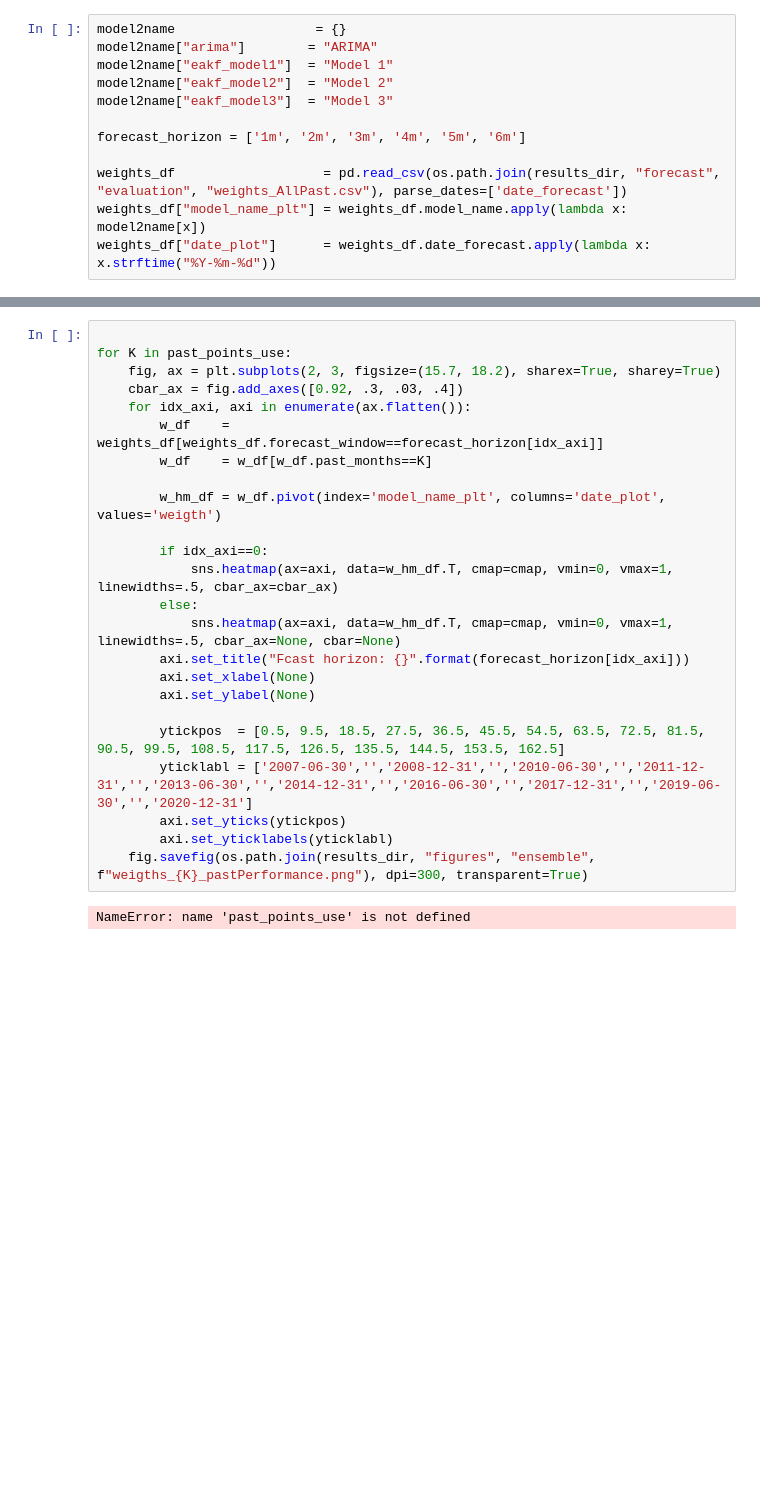
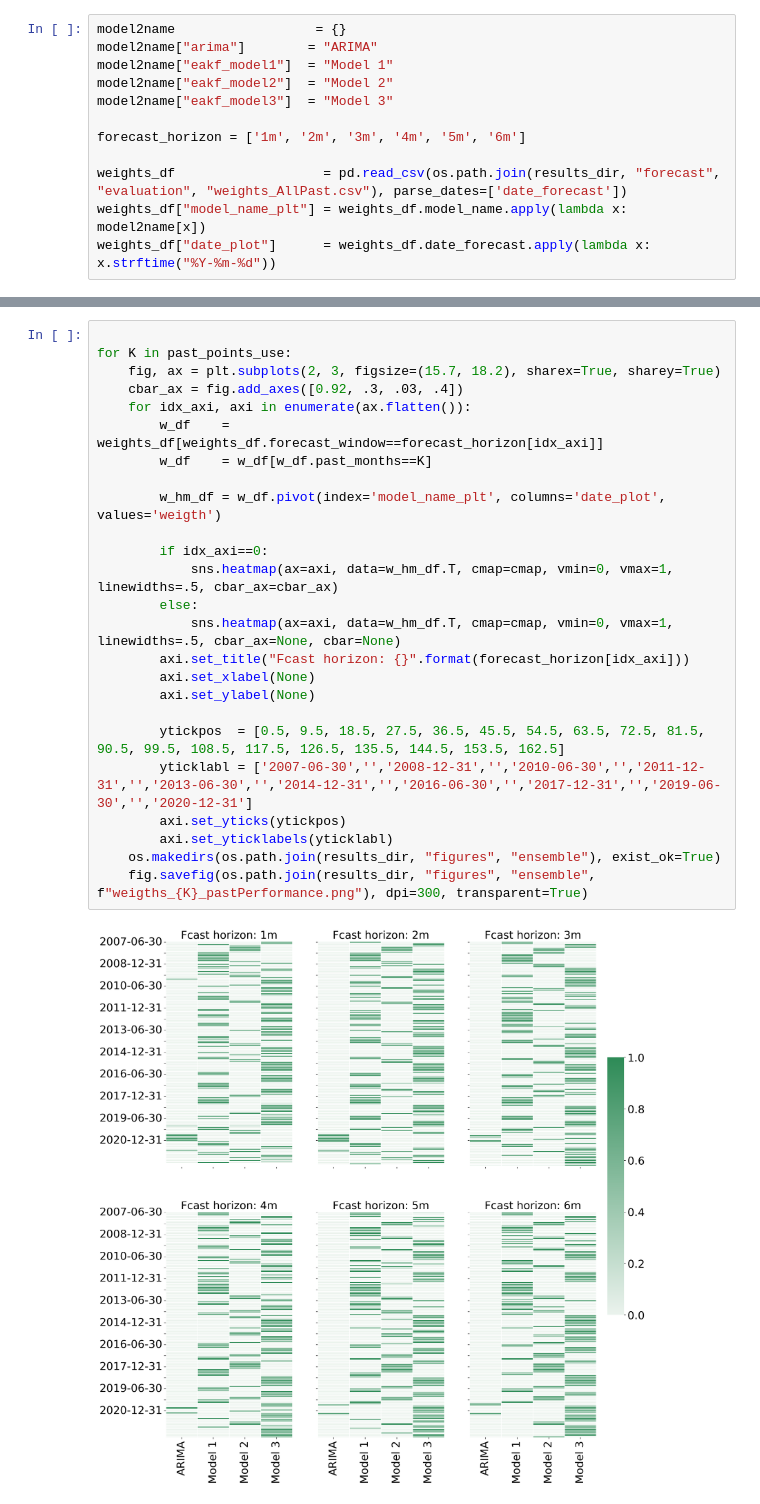
Before and after one commit to ChaosDonkey06/IMD_RetrospectiveForecasting, a Jupyter notebook: analyses/PlotMME-Weights.ipynb, the cells around one changed output, grey strips where cells are left out. Drawn from its saved outputs; the diff is of its cells as text; blank space fills up the shorter version.

```diff
--- a/analyses/PlotMME-Weights.ipynb
+++ b/analyses/PlotMME-Weights.ipynb
@@ -82,26 +94,27 @@ FileNotFoundError: [Errno 2] No such file or directory: '../results/forecast/eva
 # %%
 
 for K in past_points_use:
     fig, ax = plt.subplots(2, 3, figsize=(15.7, 18.2), sharex=True, sharey=True)
     cbar_ax = fig.add_axes([0.92, .3, .03, .4])
     for idx_axi, axi in enumerate(ax.flatten()):
         w_df    = weights_df[weights_df.forecast_window==forecast_horizon[idx_axi]]
         w_df    = w_df[w_df.past_months==K]
 
         w_hm_df = w_df.pivot(index='model_name_plt', columns='date_plot', values='weigth')
 
         if idx_axi==0:
             sns.heatmap(ax=axi, data=w_hm_df.T, cmap=cmap, vmin=0, vmax=1, linewidths=.5, cbar_ax=cbar_ax)
         else:
             sns.heatmap(ax=axi, data=w_hm_df.T, cmap=cmap, vmin=0, vmax=1, linewidths=.5, cbar_ax=None, cbar=None)
         axi.set_title("Fcast horizon: {}".format(forecast_horizon[idx_axi]))
         axi.set_xlabel(None)
         axi.set_ylabel(None)
 
         ytickpos  = [0.5, 9.5, 18.5, 27.5, 36.5, 45.5, 54.5, 63.5, 72.5, 81.5, 90.5, 99.5, 108.5, 117.5, 126.5, 135.5, 144.5, 153.5, 162.5]
         yticklabl = ['2007-06-30','','2008-12-31','','2010-06-30','','2011-12-31','','2013-06-30','','2014-12-31','','2016-06-30','','2017-12-31','','2019-06-30','','2020-12-31']
         axi.set_yticks(ytickpos)
         axi.set_yticklabels(yticklabl)
+    os.makedirs(os.path.join(results_dir, "figures", "ensemble"), exist_ok=True)
     fig.savefig(os.path.join(results_dir, "figures", "ensemble", f"weigths_{K}_pastPerformance.png"), dpi=300, transparent=True)
 # %% [output]
-NameError: name 'past_points_use' is not defined
+[figure, added]
```
Also changed, not shown: parts of 3 cells of this notebook, 6 other files.
